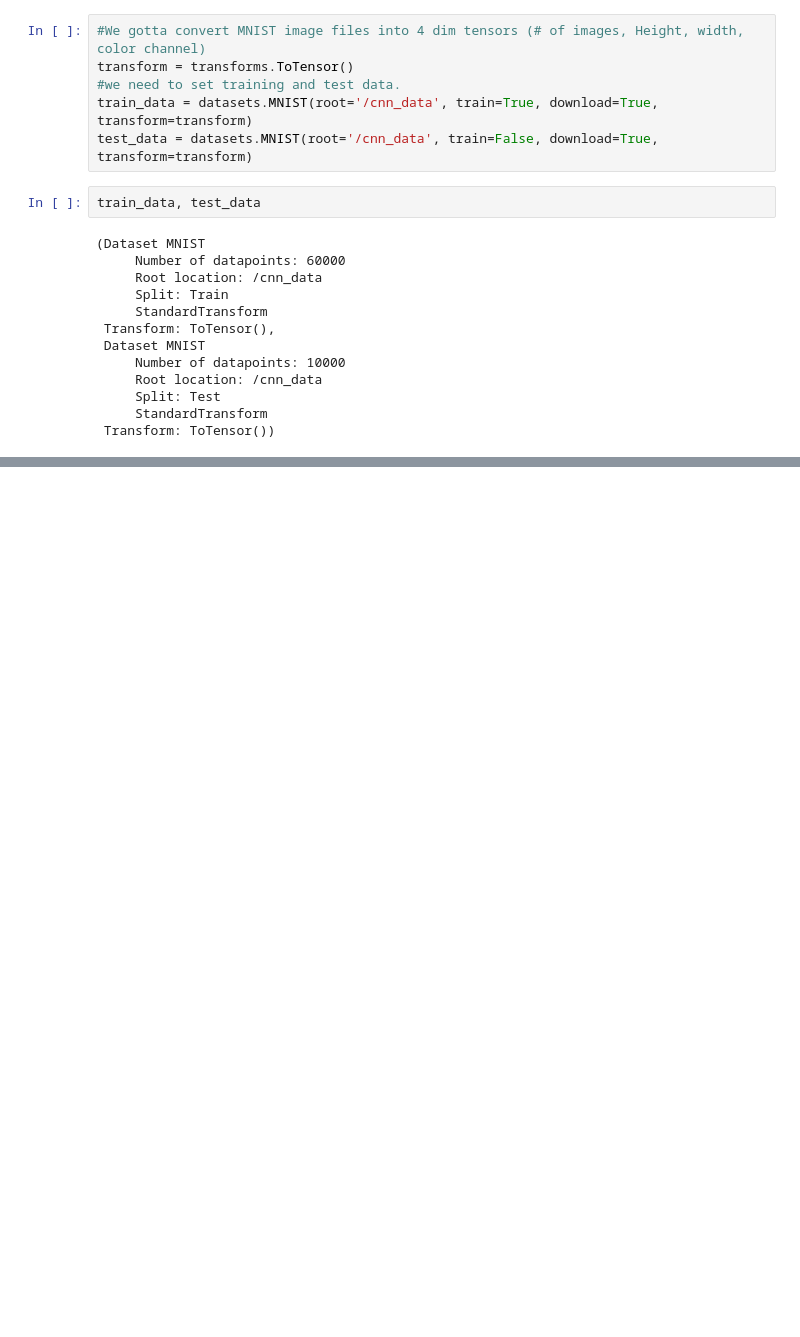
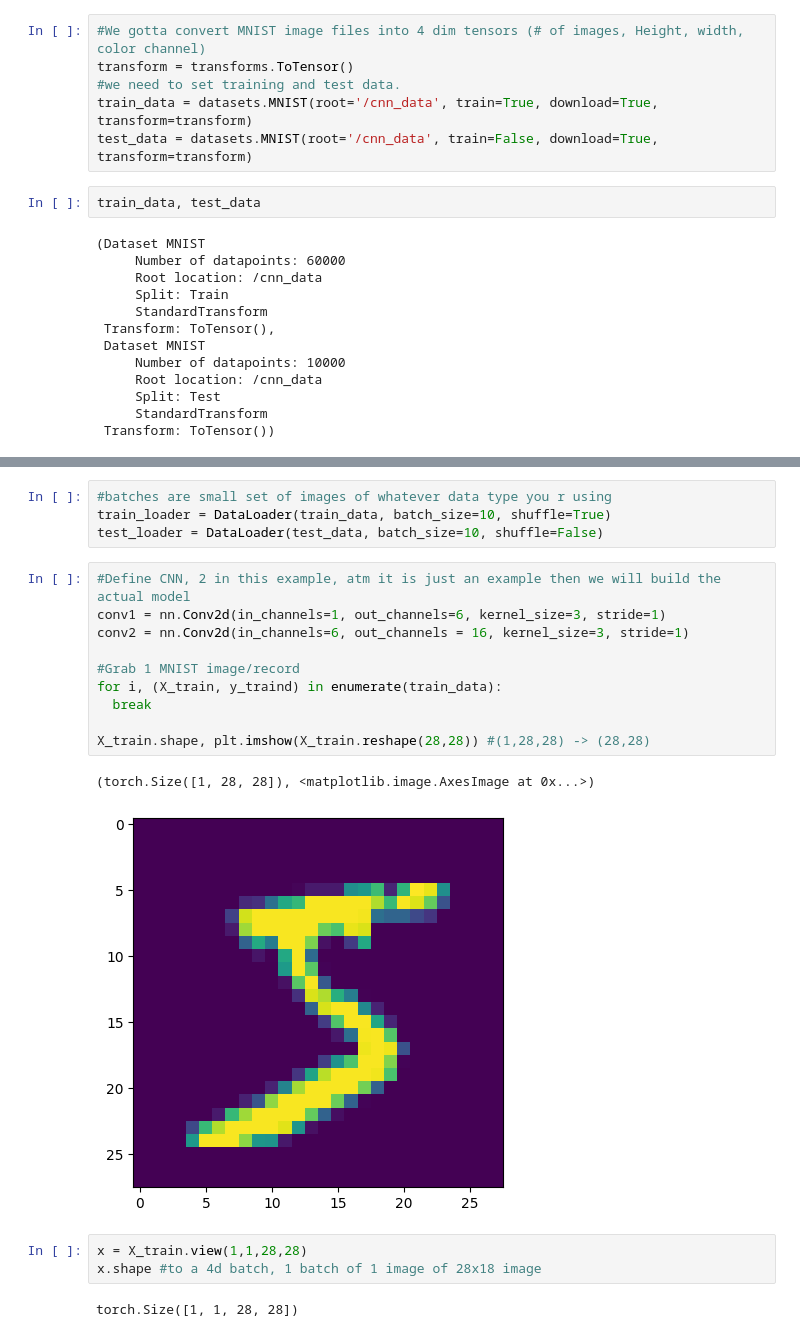
Before and after one commit to roberto-dionisio/introPyTorch, a Jupyter notebook: basic_convolutional_NN.ipynb, the cells around one changed output, grey strips where cells are left out. Drawn from its saved outputs; the diff is of its cells as text; blank space fills up the shorter version.

```diff
--- a/basic_convolutional_NN.ipynb
+++ b/basic_convolutional_NN.ipynb
@@ -41,0 +38,22 @@ train_data, test_data
+# %%
+#batches are small set of images of whatever data type you r using
+train_loader = DataLoader(train_data, batch_size=10, shuffle=True)
+test_loader = DataLoader(test_data, batch_size=10, shuffle=False)
+# %%
+#Define CNN, 2 in this example, atm it is just an example then we will build the actual model
+conv1 = nn.Conv2d(in_channels=1, out_channels=6, kernel_size=3, stride=1)
+conv2 = nn.Conv2d(in_channels=6, out_channels = 16, kernel_size=3, stride=1)
+
+#Grab 1 MNIST image/record
+for i, (X_train, y_traind) in enumerate(train_data):
+  break
+
+X_train.shape, plt.imshow(X_train.reshape(28,28)) #(1,28,28) -> (28,28)
+# %% [output]
+(torch.Size([1, 28, 28]), <matplotlib.image.AxesImage at 0x...>)
+[figure, added]
+# %%
+x = X_train.view(1,1,28,28)
+x.shape #to a 4d batch, 1 batch of 1 image of 28x18 image
+# %% [output]
+torch.Size([1, 1, 28, 28])
```
Also changed, not shown: parts of 18 cells of this notebook.
